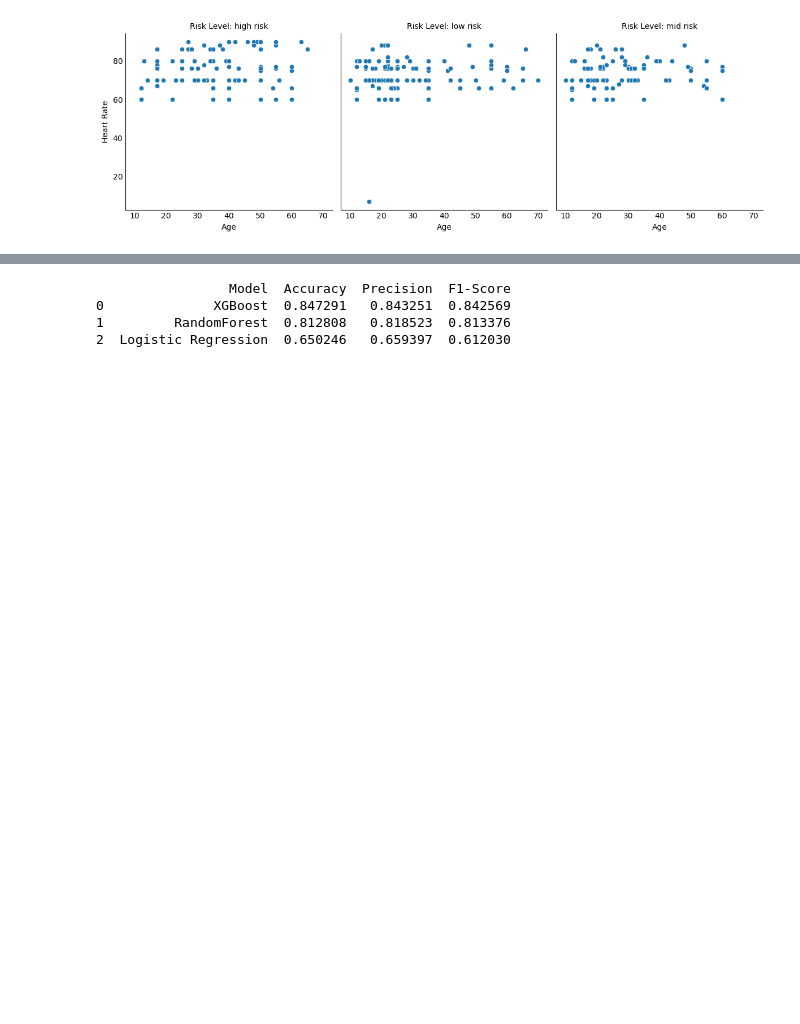
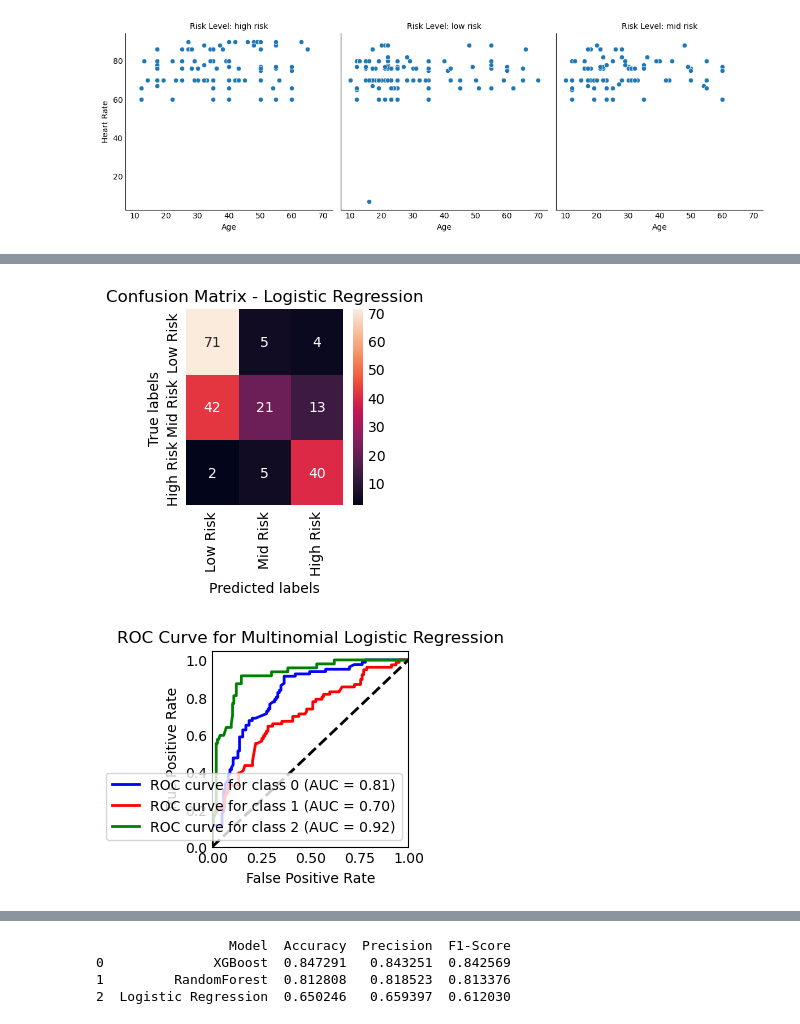
Before and after one commit to DJScully02/Maternal-Health-Risk-Prediction, a Jupyter notebook: mat_health_proj.ipynb, the cells around one changed output, grey strips where cells are left out. Drawn from its saved outputs; the diff is of its cells as text; code cells hidden in the pictures; blank space fills up the shorter version.

```diff
--- a/mat_health_proj.ipynb
+++ b/mat_health_proj.ipynb
@@ -126,12 +110,0 @@ from sklearn.ensemble import RandomForestClassifier
-# %%
-rfc = RandomForestClassifier(n_estimators=100, random_state=42)
-
-# Fit the model
-rfc.fit(X_train, y_train)
-
-# Predict the test data
-y_pred_rfc = rfc.predict(X_test)
-
-# Check Accuracy of RandomForest
-accuracy_rfc = accuracy_score(y_test, y_pred_rfc)
-print(f'Accuracy of RandomForest with 100 decision trees: {accuracy_rfc:0.4f}')
@@ -191,0 +111,65 @@ Accuracy of XGBoost: 0.8473
+# %%
+from sklearn.linear_model import LogisticRegression
+
+# Logistic Regression
+log_reg = LogisticRegression(multi_class='multinomial', solver="lbfgs", max_iter=1000)
+log_reg.fit(X_train_scaled, y_train)
+
+# Get predictions and probabilities
+y_pred_logreg = log_reg.predict(X_test_scaled)
+y_prob_logreg = log_reg.predict_proba(X_test_scaled)
+
+# Calculate accuracy
+accuracy_logreg = accuracy_score(y_test, y_pred_logreg)
+
+# Output predicted and actual values
+log_output = pd.DataFrame({'Actual': y_test, 'Predicted': y_pred_logreg})
+print(log_output)
+print(f'Accuracy: {accuracy_logreg}')
+
+
+# Confusion Matrix
+cm = confusion_matrix(y_test, y_pred_logreg)
+
+# Plot the confusion matrix as a heatmap
+plt.figure()
+sns.heatmap(cm,  annot=True, fmt='d', xticklabels=['Low Risk', 'Mid Risk', 'High Risk'], yticklabels=['Low Risk', 'Mid Risk', 'High Risk'])
+plt.title('Confusion Matrix - Logistic Regression')
+plt.xlabel('Predicted labels')
+plt.ylabel('True labels')
+plt.show()
+
+# Binarize the test labels for ROC curve calculation (One-vs-Rest method)
+y_test_binarized = label_binarize(y_test, classes=[0, 1, 2])  # Adjust based on the number of classes
+n_classes = y_test_binarized.shape[1]
+
+# Compute ROC curve and AUC for each class
+fpr, tpr, roc_auc = {}, {}, {}
+for i in range(n_classes):
+    fpr[i], tpr[i], _ = roc_curve(y_test_binarized[:, i], y_prob_logreg[:, i])
+    roc_auc[i] = auc(fpr[i], tpr[i])
+
+# Plot ROC curve for each class
+plt.figure()
+colors = ['blue', 'red', 'green']  # Adjust based on the number of classes
+for i, color in zip(range(n_classes), colors):
+    plt.plot(fpr[i], tpr[i], color=color, lw=2,
+             label=f'ROC curve for class {i} (AUC = {roc_auc[i]:0.2f})')
+
+plt.plot([0, 1], [0, 1], 'k--', lw=2)  # Diagonal reference line
+plt.xlim([0.0, 1.0])
+plt.ylim([0.0, 1.05])
+plt.xlabel('False Positive Rate')
+plt.ylabel('True Positive Rate')
+plt.title('ROC Curve for Multinomial Logistic Regression')
+plt.legend(loc="lower right")
+plt.show()
+
+# Macro-average AUC across all classes
+macro_auc = roc_auc_score(y_test_binarized, y_prob_logreg, average='macro')
+print(f'Macro-Averaged AUC: {macro_auc}')
+
+# Confusion Matrix
+print('Confusion Matrix:')
+print(confusion_matrix(y_test, y_pred_logreg))
+# %% [output]
@@ -191,0 +191,2 @@ Accuracy of XGBoost: 0.8473
+[figure, added]
+[figure, added]
```
Also changed, not shown: parts of 16 cells of this notebook.
